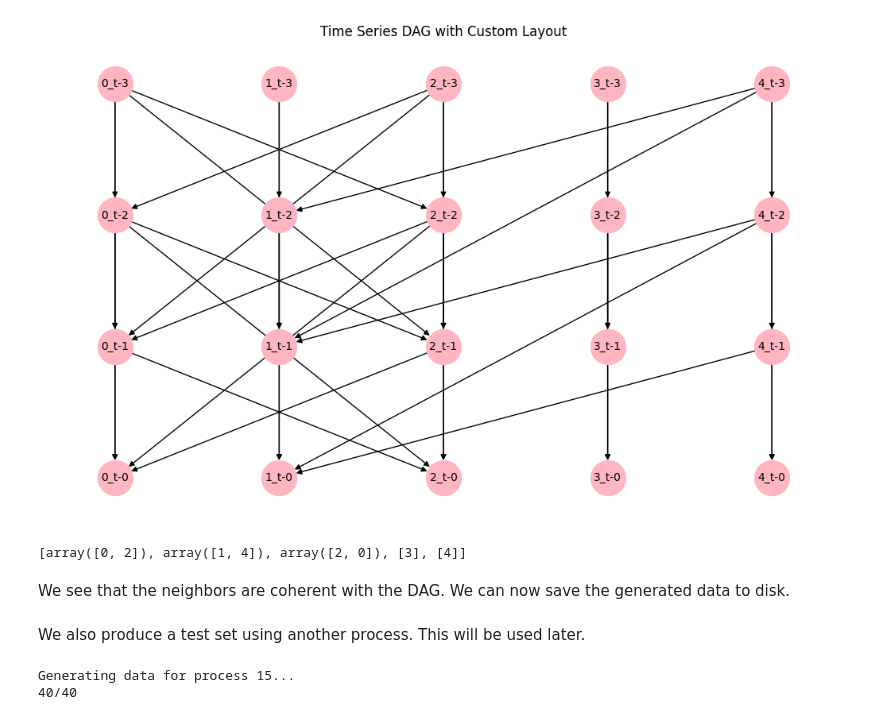
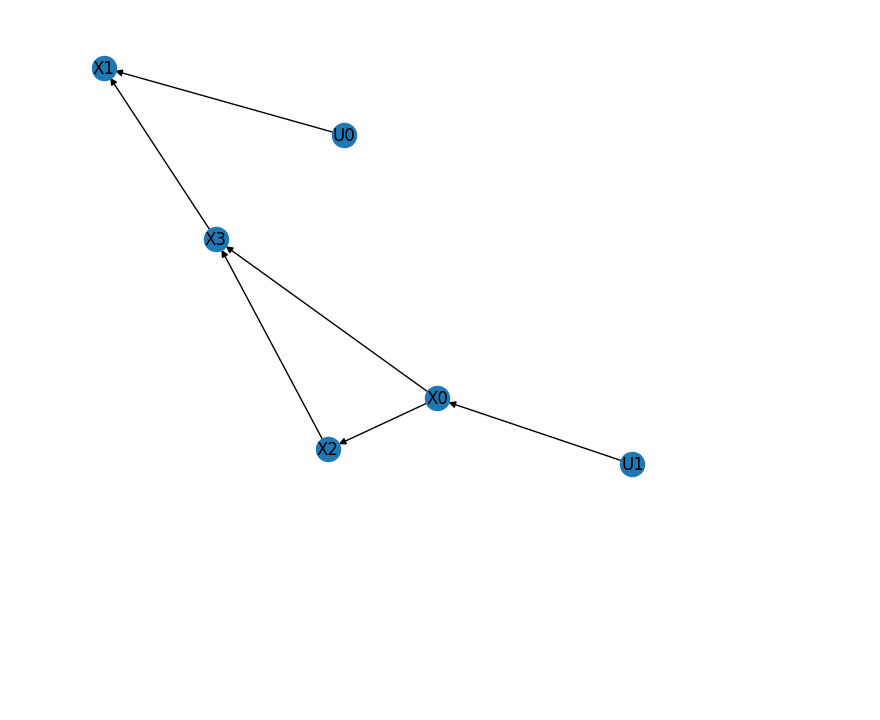
Before and after one commit to gmpal/td2c, a Jupyter notebook: notebooks/00_data_generation.ipynb, the cells around one changed output. Saved outputs shown, nothing was run; the diff lists cells and outputs as text; code cells hidden in the pictures; blank space fills up the shorter version.

```diff
--- a/notebooks/00_data_generation.ipynb
+++ b/notebooks/00_data_generation.ipynb
@@ -83 +4,24 @@ So, if `processes_to_use=[13,14]` and `time_series_per_process=40` the outer dic
+# %%
+builder = Builder(
+    observations=250,  # number of observations per dataset
+    n_variables_exo=2,  # number of exogenous variables
+    n_variables_endo=4,  # number of endogenous variables
+    functions_to_use=[
+            "linear",
+            "polynomial",
+            "sigmoid",
+            "nonlinear",
+            "interaction",
+        ],  # functions to generate the data
+    functions_kwargs={
+        "polynomial": [[1, 2], [2, 3]],  # arguments for the functions
+        'nonlinear': [math.sin, math.tanh],
+    },  # arguments for the functions
+    datasets_per_function=1000,  # number of datasets per function
+    noise_std=0.2,  # standard deviation of noise
+    seed=42  # seed for reproducibility
+)
+
+# Step 2: Generate the datasets and DAGs
+builder.build()
 # %%
@@ -94,17 +44,8 @@ array([[ 0.12572272,  0.19662052,  0.22587989, -0.22398384,  0.20737703],
 # %%
 # we can check one of the generated dags
 import networkx as nx
-from d2c.data_generation.utils import show_DAG
-dag = tsbuilder.get_generated_dags()[13][0]
-show_DAG(dag, N_VARS, MAXLAGS)
+dag = builder.get_generated_dags()['linear'][0]
+nx.draw(dag, with_labels=True)
 # %% [output]
-[figure, old version]
+[figure, new version]
-# %%
-# now we check the neighbors
-neighbors = tsbuilder.get_generated_neighbors()
-neighbors[13][0]
-# %% [output]
-[array([0, 2]), array([1, 4]), array([2, 0]), [3], [4]]
-# %% [markdown]
-We see that the neighbors are coherent with the DAG. We can now save the generated data to disk.
 # %%
@@ -112,20 +52,0 @@ tsbuilder.to_pickle('example/synthetic_data_train.pkl')
-# %% [markdown]
-We also produce a test set using another process. This will be used later.
-# %%
-tsbuilder = TSBuilder(observations_per_time_series=250,
-                              maxlags=MAXLAGS,
-                              n_variables=N_VARS,
-                              time_series_per_process=40,
-                              processes_to_use=[15],
-                              noise_std=0.1,
-                              max_neighborhood_size=2,
-                              seed=42,
-                              max_attempts=10,
-                              verbose=True)
-
-tsbuilder.build()
-
-tsbuilder.to_pickle('example/synthetic_data_test.pkl')
-# %% [output]
-Generating data for process 15...
-40/40
```
Also changed, not shown: parts of 8 cells of this notebook, 24 other files.
